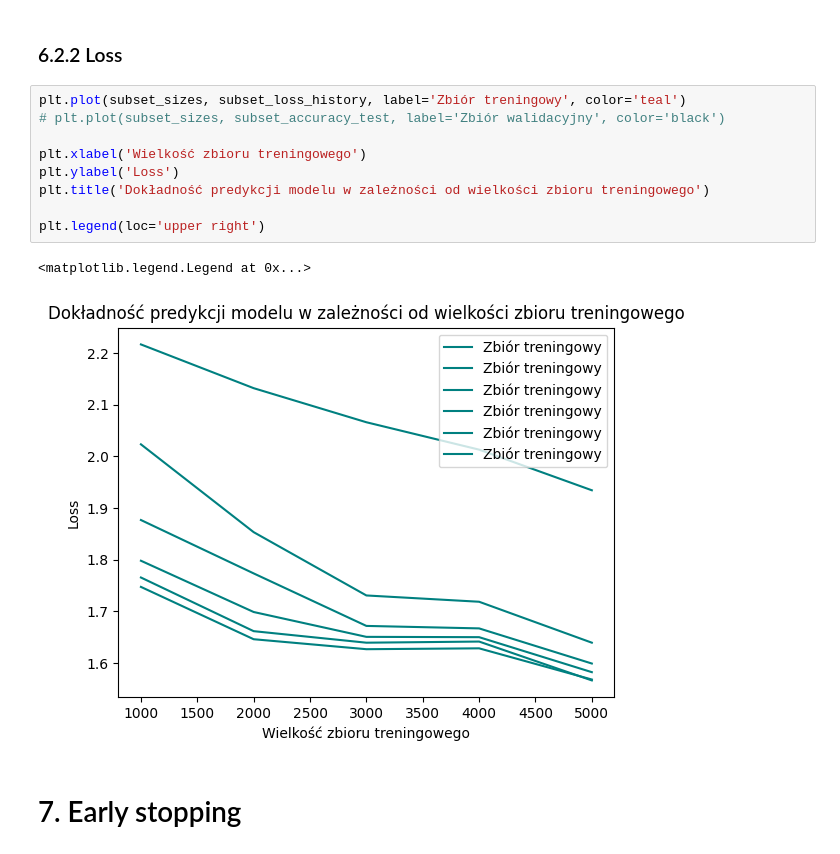
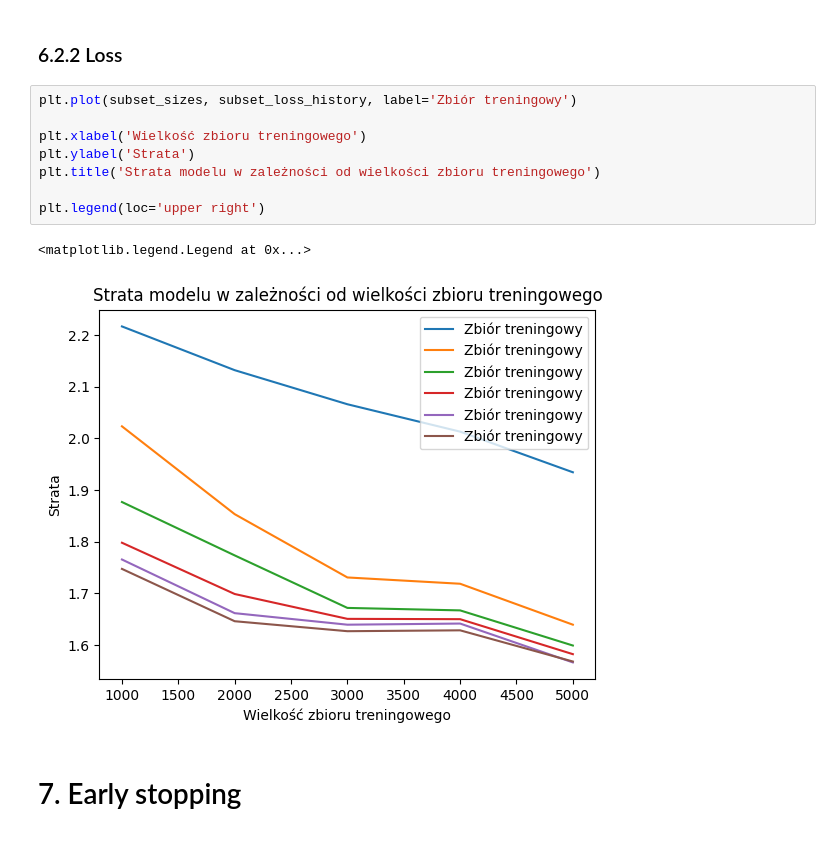
Before and after one commit to Looczky/MNIST_fcnn, a Jupyter notebook: project.ipynb, the cells around one changed output. Saved outputs shown, nothing was run; the diff lists cells and outputs as text.

```diff
--- a/project.ipynb
+++ b/project.ipynb
@@ -397,17 +397,16 @@ Na powyższym wykresie możemy zauważyć trend wzrostowy w zależności pomięd
 # %% [markdown]
 ### 6.2.2 Loss
 # %%
-plt.plot(subset_sizes, subset_loss_history, label='Zbiór treningowy', color='teal')
-# plt.plot(subset_sizes, subset_accuracy_test, label='Zbiór walidacyjny', color='black')
+plt.plot(subset_sizes, subset_loss_history, label='Zbiór treningowy')
 
 plt.xlabel('Wielkość zbioru treningowego')
-plt.ylabel('Loss')
-plt.title('Dokładność predykcji modelu w zależności od wielkości zbioru treningowego')
+plt.ylabel('Strata')
+plt.title('Strata modelu w zależności od wielkości zbioru treningowego')
 
 plt.legend(loc='upper right')
 # %% [output]
 <matplotlib.legend.Legend at 0x...>
-[figure, old version]
+[figure, new version]
 # %% [markdown]
 # 7. Early stopping
 # %% [markdown]
```
Also changed, not shown: parts of 2 cells of this notebook.
